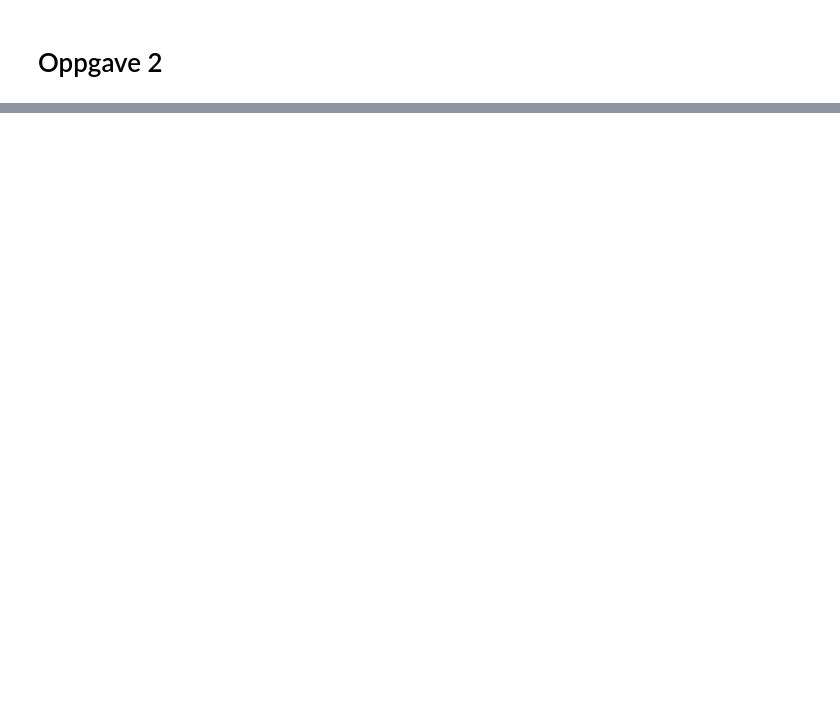
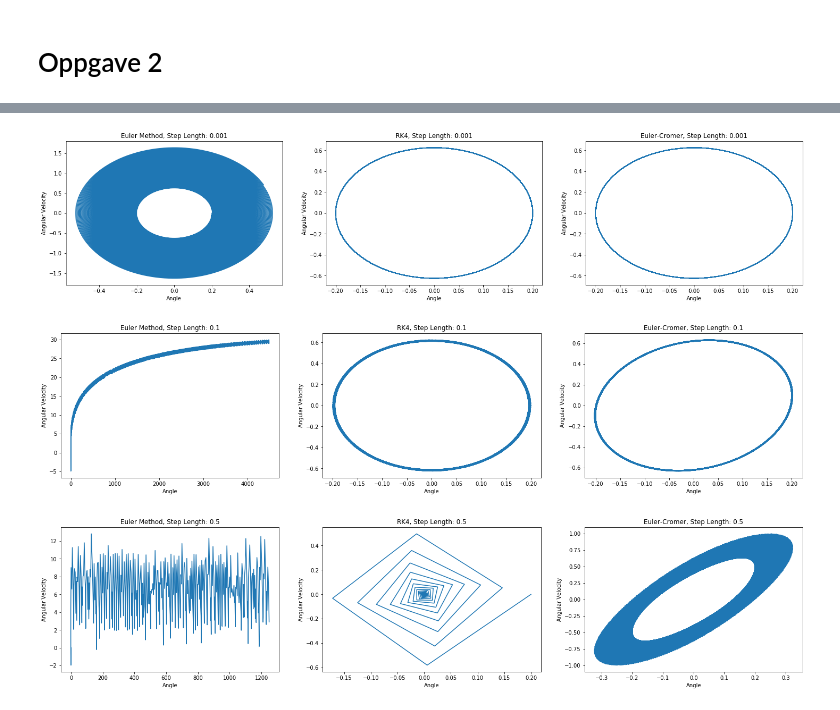
Before and after one commit to EirikJaccheri/Klassisk-mekanikk-Numerisk-ving-1, a Jupyter notebook: Numerisk øving.ipynb, the cells around one changed output, grey strips where cells are left out. Drawn from its saved outputs; the diff is of its cells as text; code cells hidden in the pictures; blank space fills up the shorter version.

```diff
--- a/Numerisk øving.ipynb
+++ b/Numerisk øving.ipynb
@@ -126,34 +128,38 @@ plot_comparison(u0,t0,tNum2, dt2)
 # %%
 def plot_phase_comparison(u0,t0,tNum,dt):
     fig, (ax1, ax2, ax3) = plt.subplots(1,3)
     fig.set_size_inches(25, 5)
 
     T = np.linspace(t0, t0 + dt * tNum, tNum)
 
     ax1.set_title("Euler Method, Step Length: " + str(dt))
-    ax1.set_xlabel("Time")
-    ax1.set_ylabel("Angle")
+    ax1.set_xlabel("Angle")
+    ax1.set_ylabel("Angular Velocity")
     UE = EulersMethod(f, u0 , t0 , tNum , dt )
     ax1.plot(UE.T[0],UE.T[1])
 
     ax2.set_title("RK4, Step Length: " + str(dt))
-    ax2.set_xlabel("Time")
-    ax2.set_ylabel("Angle")
+    ax2.set_xlabel("Angle")
+    ax2.set_ylabel("Angular Velocity")
     UK = Kutta4(f, t0, u0, dt, tNum)
     ax2.plot(UK.T[0], UK.T[1])
 
     ax3.set_title("Euler-Cromer, Step Length: " + str(dt))
-    ax3.set_xlabel("Time")
-    ax3.set_ylabel("Angle")
+    ax3.set_xlabel("Angle")
+    ax3.set_ylabel("Angular Velocity")
     UE_C = Euler_Cromer(ec_g, u0, t0, tNum,dt)
     ax3.plot(UE_C.T[0],UE_C.T[1])
     plt.show()
 
-tNum3, dt3 = 20000, 0.001
+tNum3, dt3 = 200000, 0.001
 plot_phase_comparison(u0,t0,tNum3,dt3)
 
-tNum3, dt3 = 200, 0.1
+tNum3, dt3 = 2000, 0.1
 plot_phase_comparison(u0,t0,tNum3,dt3)
 
-tNum3, dt3 = 40000, 0.5
+tNum3, dt3 = 400, 0.5
 plot_phase_comparison(u0,t0,tNum3,dt3)
+# %% [output]
+[figure, added]
+[figure, added]
+[figure, added]
```
Also changed, not shown: parts of 2 cells of this notebook.
